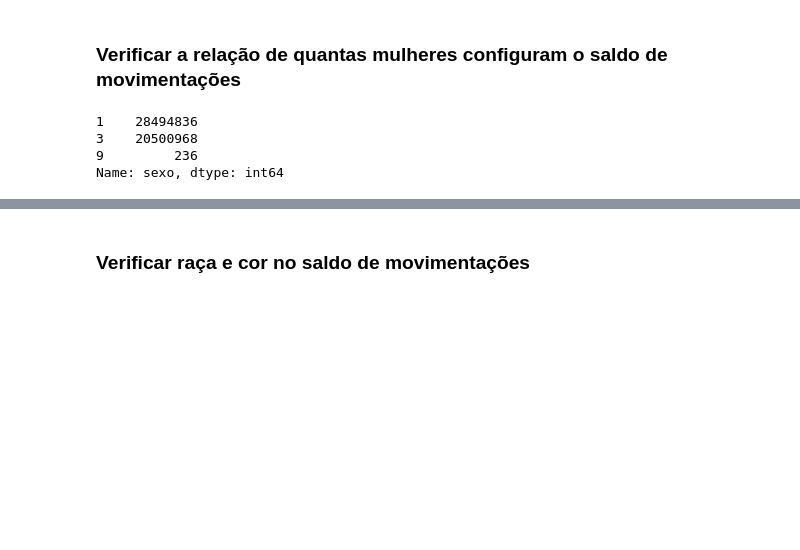
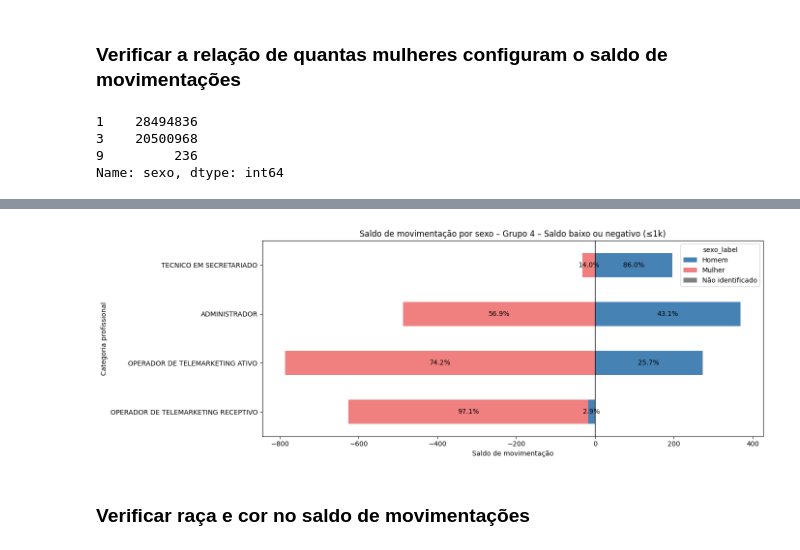
Before and after one commit to lab-dados-seges/dados-terceirizados, a Jupyter notebook: analises/saldo_caged.ipynb, the cells around one changed output, grey strips where cells are left out. Drawn from its saved outputs; the diff is of its cells as text; code cells hidden in the pictures; blank space fills up the shorter version.

```diff
--- a/analises/saldo_caged.ipynb
+++ b/analises/saldo_caged.ipynb
@@ -358,3 +396,82 @@ for grupo, dados in grupos_restantes.groupby("faixa_saldo"):
+# %%
+# Filtra apenas o Grupo 4
+grupo4 = saldo_por_sexo[saldo_por_sexo["faixa_saldo"] == "Grupo 4 – Saldo baixo ou negativo (≤1k)"]
+
+# Cria tabela dinâmica
+pivot_grupo4 = grupo4.pivot_table(
+    index="categoria_profissional",
+    columns="sexo_label",
+    values="saldo",
+    aggfunc="sum",
+    fill_value=0
+)
+
+# Ordena por saldo total (absoluto)
+pivot_grupo4 = pivot_grupo4.loc[pivot_grupo4.sum(axis=1).sort_values().index]
+pivot_grupo4 = pivot_grupo4.select_dtypes(include=["number"])
+
+# Cores
+cores_sexo = {
+    "Homem": "steelblue",
+    "Mulher": "lightcoral",
+    "Não identificado": "gray"
+}
+cores_usadas = [cores_sexo.get(col, "gray") for col in pivot_grupo4.columns]
+
+# Define altura com base no número de categorias
+altura = max(5, len(pivot_grupo4) * 0.6)
+
+# Gera o gráfico
+ax = pivot_grupo4.plot(
+    kind="barh",
+    stacked=True,
+    figsize=(14, altura),
+    color=cores_usadas
+)
+
+# Linha vertical no zero
+plt.axvline(x=0, color="black", linewidth=1)
+plt.title("Saldo de movimentação por sexo – Grupo 4 – Saldo baixo ou negativo (≤1k)")
+plt.xlabel("Saldo de movimentação")
+plt.ylabel("Categoria profissional")
+
+# Adiciona os rótulos corrigidos
+for i, (idx, row) in enumerate(pivot_grupo4.iterrows()):
+    total = row.abs().sum()
+    pos_acumulado = 0
+    neg_acumulado = 0
+
+    for sexo in pivot_grupo4.columns:
+        valor = row[sexo]
+        if valor == 0 or pd.isna(valor):
+            continue
+
+        pct = (abs(valor) / total) * 100 if total != 0 else 0
+
+        # Calcula posição correta do texto (centro da barra atual)
+        if valor > 0:
+            text_x = pos_acumulado + valor / 2
+            pos_acumulado += valor
+        else:
+            text_x = neg_acumulado + valor / 2
+            neg_acumulado += valor
+
+        if pct >= 1:
+            ax.text(
+                text_x,
+                i,
+                f"{pct:.1f}%",
+                ha="center",
+                va="center",
+                fontsize=10,
+                color="black"
+            )
+
+plt.tight_layout()
+#plt.savefig("./graficos/saldo_genero_4.png", dpi=300)
+plt.show()
+# %% [output]
+[figure, added]
 # %% [markdown]
 ### Verificar raça e cor no saldo de movimentações
 # %%
```
Also changed, not shown: parts of 3 cells of this notebook, 5 other files.
